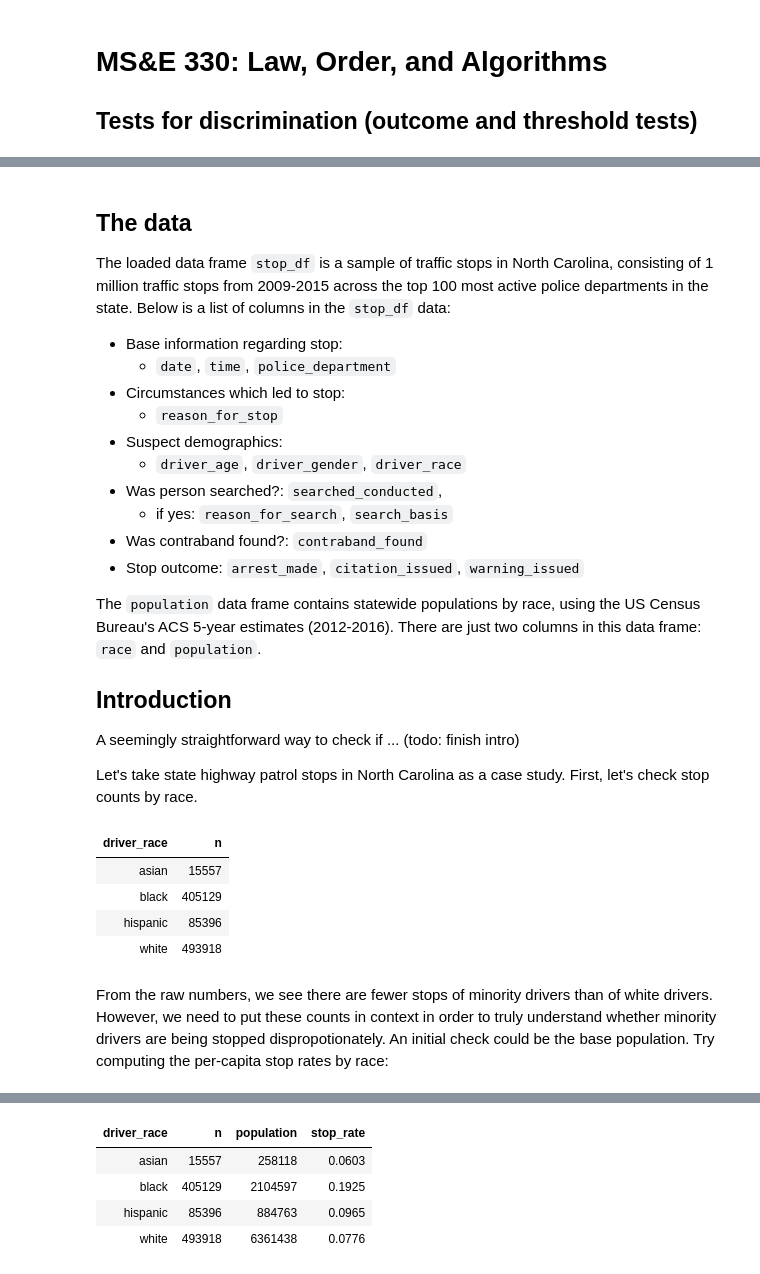
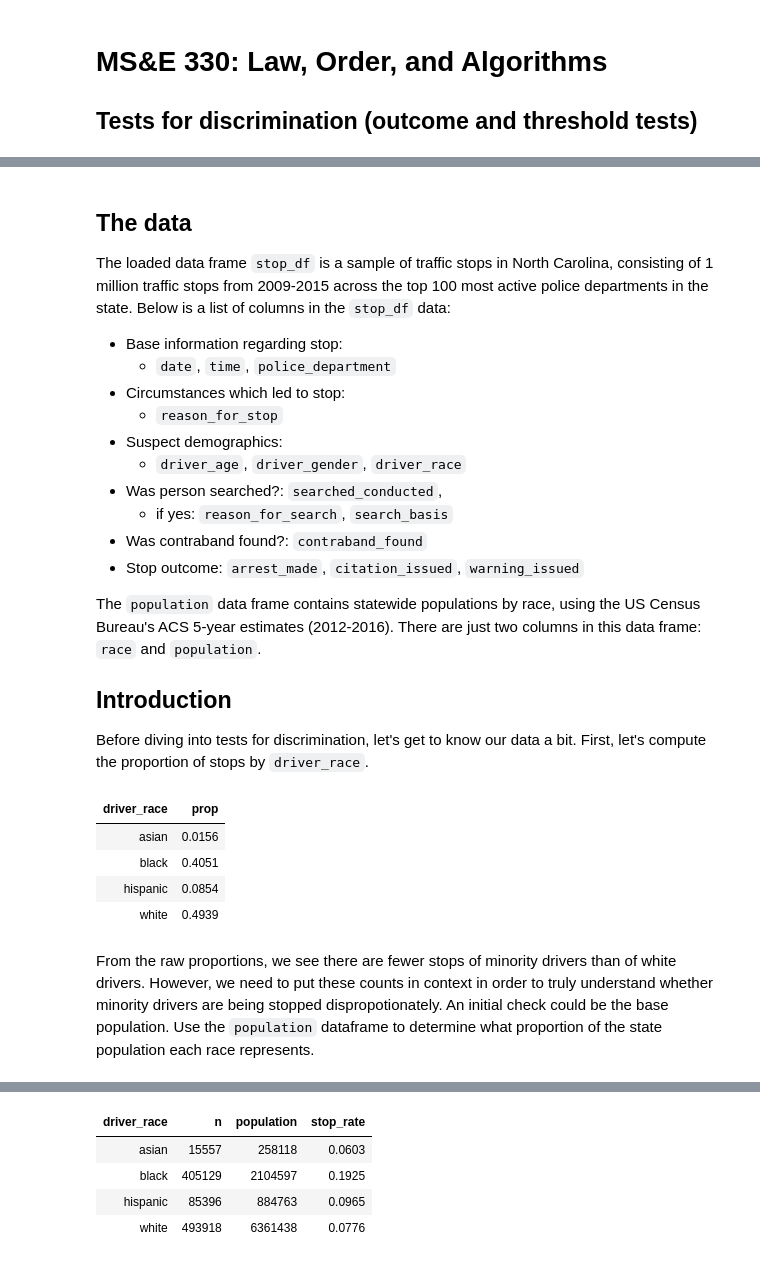
Before and after one commit to stanford-policylab/law-order-algo, a Jupyter notebook: notebooks/discrimination_tests-answers.ipynb, the cells around one changed output, grey strips where cells are left out. Drawn from its saved outputs; the diff is of its cells as text; code cells hidden in the pictures.

```diff
--- a/notebooks/discrimination_tests-answers.ipynb
+++ b/notebooks/discrimination_tests-answers.ipynb
@@ -37,24 +50,23 @@ this data frame: `race` and `population`.
 
 ## Introduction
 
-A seemingly straightforward way to check if ... (todo: finish intro)
-
-Let's take state highway patrol stops in North Carolina as a case study.
-First, let's check stop counts by race.
+Before diving into tests for discrimination, let's get to know our data a bit. First, let's compute the proportion of stops by `driver_race`.
 # %%
 # WRITE CODE HERE
 # START solution
-stop_df %>% count(driver_race)
-# START solution
+stop_df %>%
+  group_by(driver_race) %>%
+  summarize(prop = n()/nrow(.))
+# END solution
 # %% [output]
-| driver_race | n |
-| asian | 15557 |
-| black | 405129 |
-| hispanic | 85396 |
-| white | 493918 |
+| driver_race | prop |
+| asian | 0.0156 |
+| black | 0.4051 |
+| hispanic | 0.0854 |
+| white | 0.4939 |
 # %% [markdown]
-From the raw numbers, we see there are fewer stops of minority drivers than
+From the raw proportions, we see there are fewer stops of minority drivers than
 of white drivers. However, we need to put these counts in context in order
 to truly understand whether minority drivers are being stopped dispropotionately.
 An initial check could be
-the base population. Try computing the per-capita stop rates by race:
+the base population. Use the `population` dataframe to determine what proportion of the state population each race represents.
```
Also changed, not shown: parts of 10 cells of this notebook.
